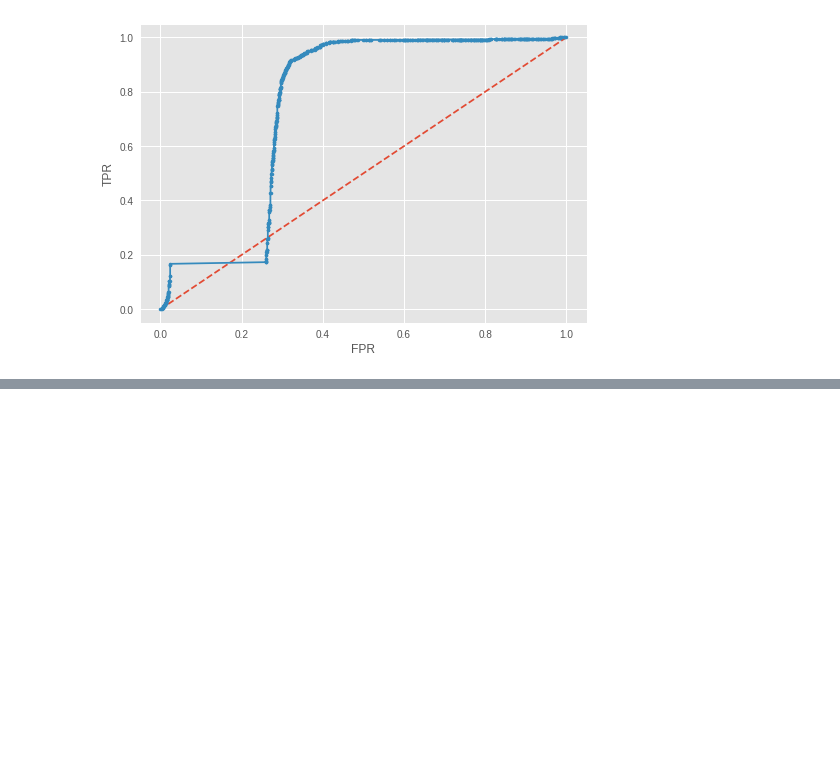
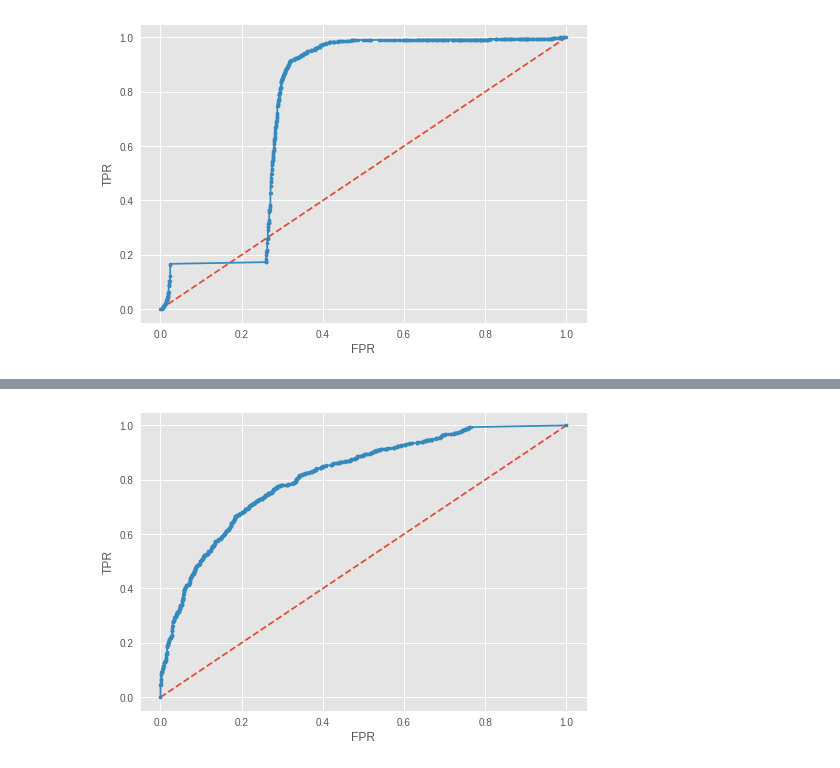
Before and after one commit to FernandaSzAdr/CNN_cromossome, a Jupyter notebook: TesteRede2_Binaria_Base2.ipynb, the cells around one changed output, grey strips where cells are left out. Drawn from its saved outputs; the diff is of its cells as text; code cells hidden in the pictures; blank space fills up the shorter version.

```diff
--- a/TesteRede2_Binaria_Base2.ipynb
+++ b/TesteRede2_Binaria_Base2.ipynb
@@ -1667,0 +1775,2 @@ plt.savefig('drive/My Drive/Resultado/Segmentado/Teste-ROC_CURVE-' + architectur
+# %%
+y_true, y_predict, prob = ler_images_teste(architecture)
@@ -1667,0 +1787,12 @@ plt.savefig('drive/My Drive/Resultado/Segmentado/Teste-ROC_CURVE-' + architectur
+# %%
+# calculate roc curve
+fpr, tpr, thresholds = roc_curve(y_true, prob)
+# plot no skill
+plt.plot([0, 1], [0, 1], linestyle='--')
+# plot the roc curve for the model
+plt.ylabel('TPR')
+plt.xlabel('FPR')
+plt.plot(fpr, tpr, marker='.')
+plt.savefig('drive/My Drive/Resultado/Segmentado/Teste-ROC_CURVE-' + architecture + '.png', bbox_inches='tight')
+# %% [output]
+[figure, added]
```
Also changed, not shown: parts of 13 cells of this notebook.
